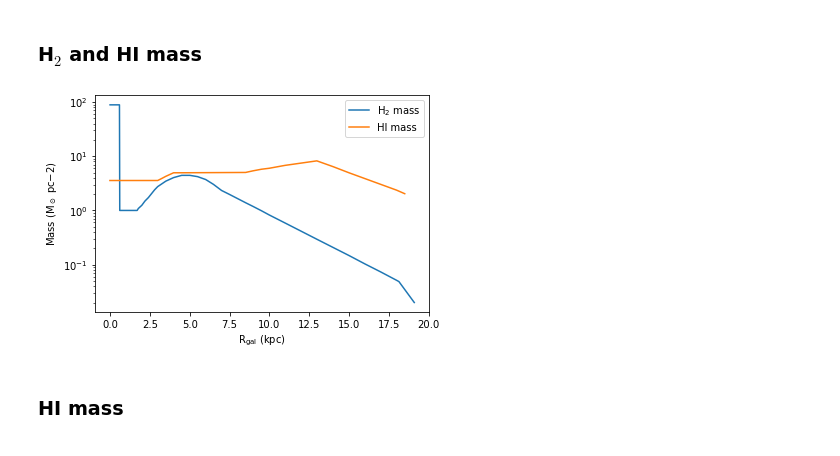
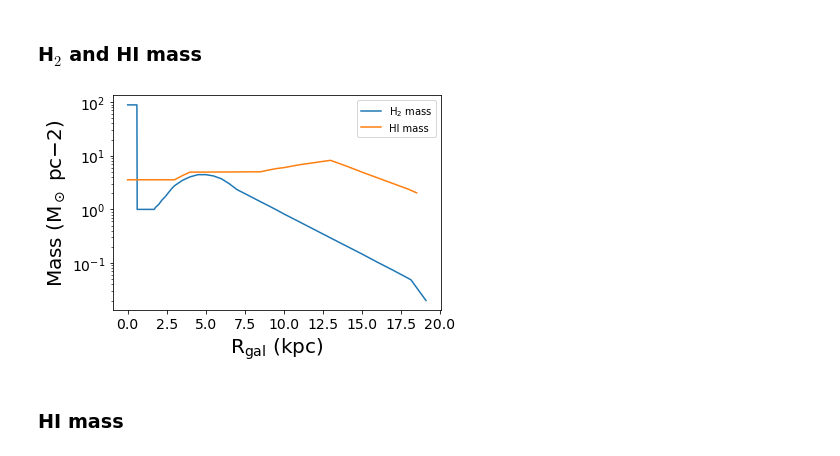
Before and after one commit to CraigYanitski/kosmatau3d, a Jupyter notebook: notebooks/full model/model_inspection.ipynb, the cells around one changed output. Drawn from its saved outputs; the diff is of its cells as text; code cells hidden in the pictures.

```diff
--- a/notebooks/full model/model_inspection.ipynb
+++ b/notebooks/full model/model_inspection.ipynb
@@ -27,16 +27,20 @@ Here we simply want to examine to examine the various profiles we use to model t
 data_dir = models.constants.INPUTPATH + 'MilkyWay/'
 # %% [markdown]
 ### H$_2$ and HI mass
-# %%
-%matplotlib inline
-h2_mass = pd.read_csv(data_dir + 'h2_mass_profile.dat', delim_whitespace=True, names=['r1', r'H$_2$ mass'], skiprows=1)
-hi_mass = pd.read_csv(data_dir + 'hi_mass_profile.dat', delim_whitespace=True, names=['r2', 'HI mass'], skiprows=1)
-# mass = pd.concat((h2_mass, hi_mass), axis=1)
-fig, ax = plt.subplots(1, 1)
-h2_mass.plot(x='r1', y=r'H$_2$ mass', logy=True, ax=ax, xlabel=r'R$_\mathrm{gal}$ (kpc)', ylabel=r'Mass (M$_\odot$ pc${-2}$)');
-hi_mass.plot(x='r2', y='HI mass', logy=True, ax=ax, xlabel=r'R$_\mathrm{gal}$ (kpc)', ylabel=r'Mass (M$_\odot$ pc${-2}$)');
-# %% [output]
-[figure, removed]
+# %%
+%matplotlib inline
+h2_mass = pd.read_csv(data_dir + 'h2_mass_profile.dat', delim_whitespace=True, names=['r1', r'H$_2$ mass'], skiprows=1)
+hi_mass = pd.read_csv(data_dir + 'hi_mass_profile.dat', delim_whitespace=True, names=['r2', 'HI mass'], skiprows=1)
+# mass = pd.concat((h2_mass, hi_mass), axis=1)
+fig, ax = plt.subplots(1, 1)
+h2_mass.plot(x='r1', y=r'H$_2$ mass', logy=True, ax=ax, fontsize=14)
+hi_mass.plot(x='r2', y='HI mass', logy=True, ax=ax, fontsize=14)
+ax.set_xlabel(r'R$_\mathrm{gal}$ (kpc)', fontsize=20)
+ax.set_ylabel(r'Mass (M$_\odot$ pc${-2}$)', fontsize=20)
+fig.tight_layout()
+plt.savefig('plots/mass_dist.png') ;
+# %% [output]
+[figure, added]
 # %% [markdown]
 ### HI mass
 # %%
```
Also changed, not shown: parts of 3 cells of this notebook, 4 other files.
